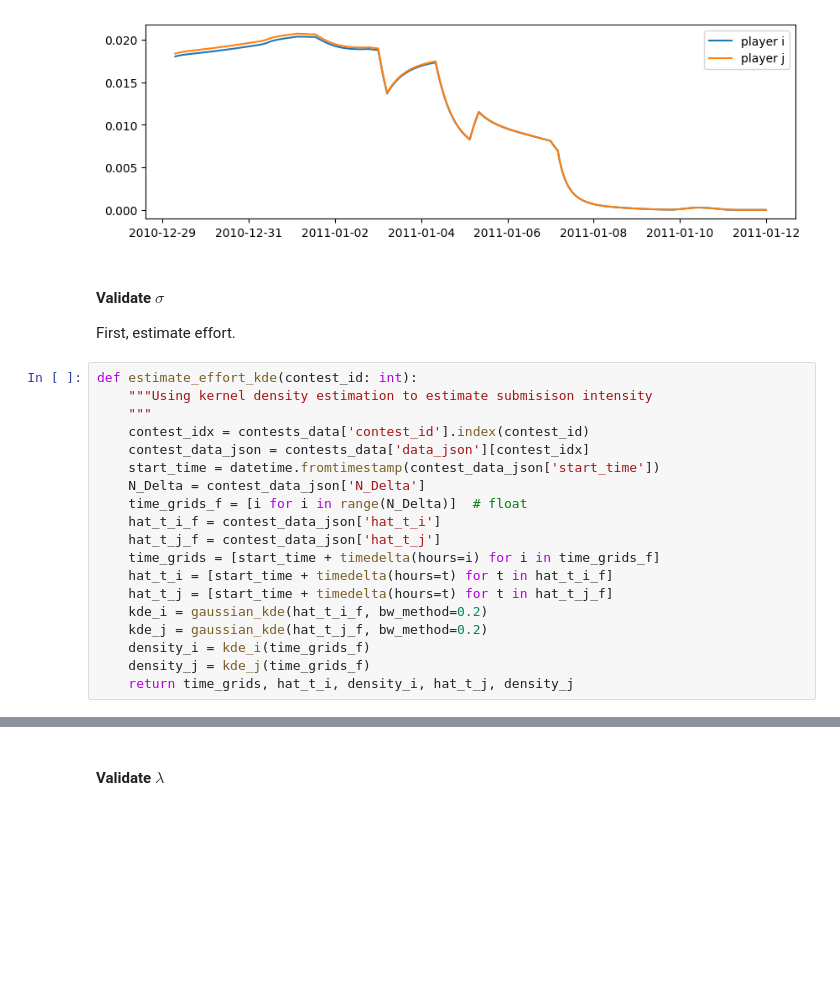
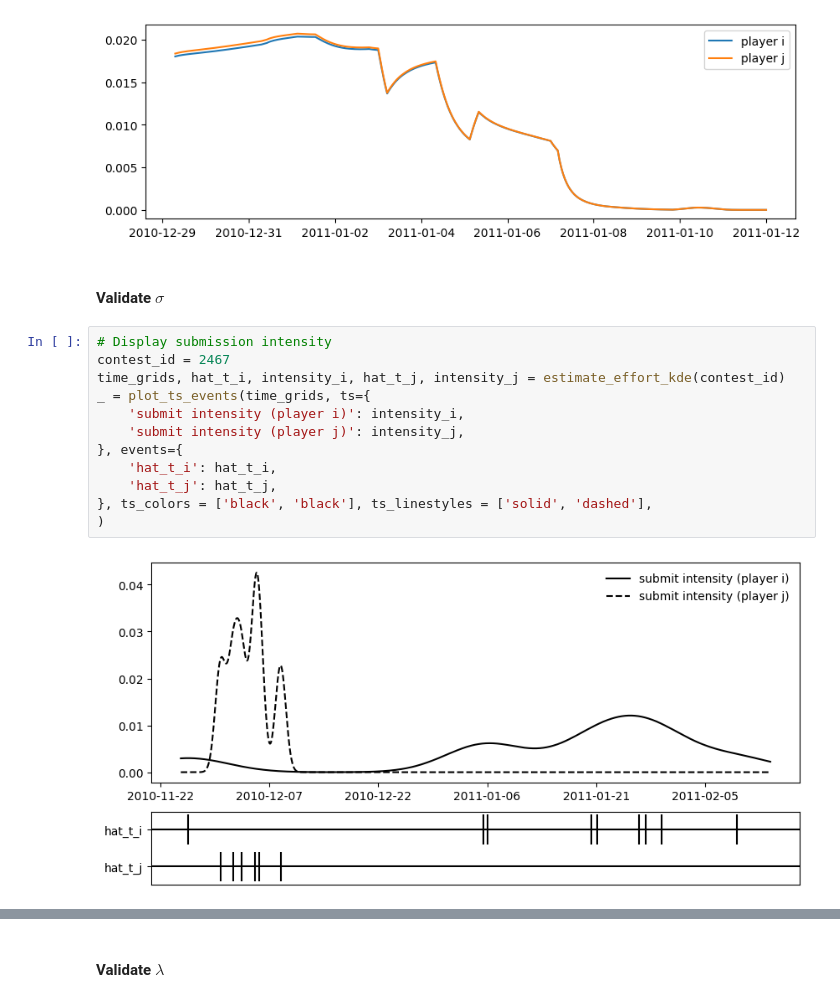
Before and after one commit to zhuanglinsheng/kaggle-contest-design, a Jupyter notebook: metakaggle/_validate.ipynb, the cells around one changed output, grey strips where cells are left out. Cells and saved outputs as stored; diff of their text form; blank space fills up the shorter version.

```diff
--- a/metakaggle/_validate.ipynb
+++ b/metakaggle/_validate.ipynb
@@ -226,25 +299,18 @@ plot_post_efforts(contest_id)
 [figure]
 # %% [markdown]
 #### Validate $\sigma$
-
-First, estimate effort.
 # %%
-def estimate_effort_kde(contest_id: int):
-	"""Using kernel density estimation to estimate submisison intensity
-	"""
-	contest_idx = contests_data['contest_id'].index(contest_id)
-	contest_data_json = contests_data['data_json'][contest_idx]
-	start_time = datetime.fromtimestamp(contest_data_json['start_time'])
-	N_Delta = contest_data_json['N_Delta']
-	time_grids_f = [i for i in range(N_Delta)]  # float
-	hat_t_i_f = contest_data_json['hat_t_i']
-	hat_t_j_f = contest_data_json['hat_t_j']
-	time_grids = [start_time + timedelta(hours=i) for i in time_grids_f]
-	hat_t_i = [start_time + timedelta(hours=t) for t in hat_t_i_f]
-	hat_t_j = [start_time + timedelta(hours=t) for t in hat_t_j_f]
-	kde_i = gaussian_kde(hat_t_i_f, bw_method=0.2)
-	kde_j = gaussian_kde(hat_t_j_f, bw_method=0.2)
-	density_i = kde_i(time_grids_f)
-	density_j = kde_j(time_grids_f)
-	return time_grids, hat_t_i, density_i, hat_t_j, density_j
+# Display submission intensity
+contest_id = 2467
+time_grids, hat_t_i, intensity_i, hat_t_j, intensity_j = estimate_effort_kde(contest_id)
+_ = plot_ts_events(time_grids, ts={
+	'submit intensity (player i)': intensity_i,
+	'submit intensity (player j)': intensity_j,
+}, events={
+	'hat_t_i': hat_t_i,
+	'hat_t_j': hat_t_j,
+}, ts_colors = ['black', 'black'], ts_linestyles = ['solid', 'dashed'],
+)
+# %% [output]
+[figure, added]
 # %%
```
Also changed, not shown: parts of 7 cells of this notebook, 5 other files.
